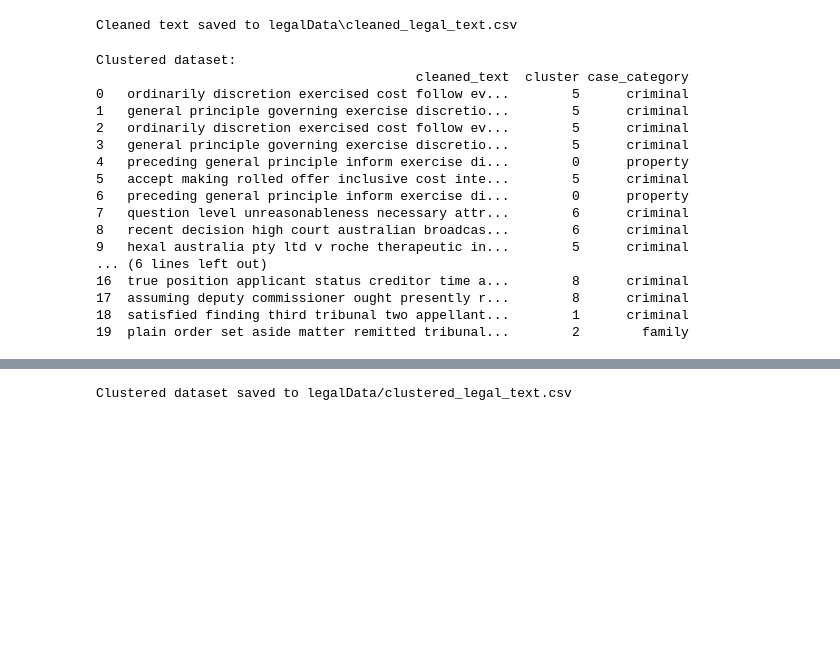
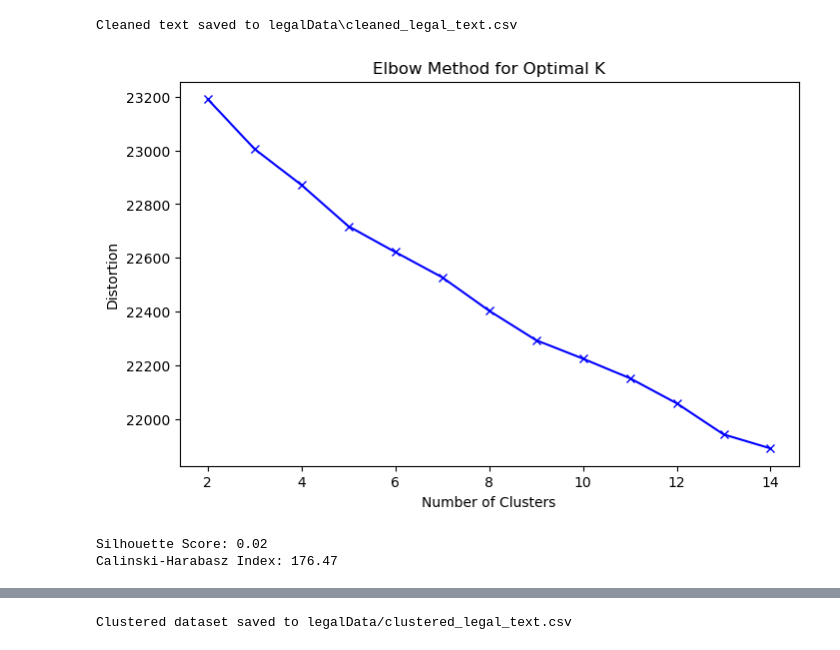
Before and after one commit to YoshiAligina/LegalTextClassification, a Jupyter notebook: FInalProj/main.ipynb, the cells around one changed output, grey strips where cells are left out. Cells and saved outputs as stored; diff of their text form; code cells hidden in the pictures; blank space fills up the shorter version.

```diff
--- a/FInalProj/main.ipynb
+++ b/FInalProj/main.ipynb
@@ -122,49 +249,44 @@ print(f"Cleaned text saved to {output_file}")
 # %% [output]
 Cleaned text saved to legalData\cleaned_legal_text.csv
 # %%
-# Perform TF-IDF vectorization
-tfidf = TfidfVectorizer(max_features=5000)
+# STF-IDF Vectorization with n-grams
+tfidf = TfidfVectorizer(max_features=5000, ngram_range=(1, 2))
 tfidf_matrix = tfidf.fit_transform(df['cleaned_text'])
 
-# Increase the number of clusters
-num_clusters = len(keywords) + 2  # Add 2 more clusters
-kmeans = KMeans(n_clusters=num_clusters, random_state=777)
+distortions = []
+K = range(2, 15)
+for k in K:
+    kmeans = KMeans(n_clusters=k, random_state=777)
+    kmeans.fit(tfidf_matrix)
+    distortions.append(kmeans.inertia_)
+
+plt.figure(figsize=(8, 5))
+plt.plot(K, distortions, 'bx-')
+plt.xlabel('Number of Clusters')
+plt.ylabel('Distortion')
+plt.title('Elbow Method for Optimal K')
+plt.show()
+
+# Perform Clustering with Optimal Number of Clusters
+optimal_clusters = 10
+kmeans = KMeans(n_clusters=optimal_clusters, random_state=777)
 df['cluster'] = kmeans.fit_predict(tfidf_matrix)
 
-# Map clusters to categories
+# Map Clusters to Categories
 cluster_to_category = {}
-for cluster in range(num_clusters):
+for cluster in range(optimal_clusters):
     cluster_docs = df[df['cluster'] == cluster]['cleaned_text']
     cluster_keywords = ' '.join(cluster_docs).split()
     category_counts = {category: sum(word in cluster_keywords for word in words) for category, words in keywords.items()}
     cluster_to_category[cluster] = max(category_counts, key=category_counts.get) if category_counts else 'other'
 
 df['case_category'] = df['cluster'].map(cluster_to_category)
-
-# Display results
-print("Clustered dataset:")
-print(df[['cleaned_text', 'cluster', 'case_category']].head(20))
 # %% [output]
-Clustered dataset:
-                                         cleaned_text  cluster case_category
-0   ordinarily discretion exercised cost follow ev...        5      criminal
-1   general principle governing exercise discretio...        5      criminal
-2   ordinarily discretion exercised cost follow ev...        5      criminal
-3   general principle governing exercise discretio...        5      criminal
-4   preceding general principle inform exercise di...        0      property
-5   accept making rolled offer inclusive cost inte...        5      criminal
-6   preceding general principle inform exercise di...        0      property
-7   question level unreasonableness necessary attr...        6      criminal
-8   recent decision high court australian broadcas...        6      criminal
-9   hexal australia pty ltd v roche therapeutic in...        5      criminal
-... (6 lines left out)
-16  true position applicant status creditor time a...        8      criminal
-17  assuming deputy commissioner ought presently r...        8      criminal
-18  satisfied finding third tribunal two appellant...        1      criminal
-19  plain order set aside matter remitted tribunal...        2        family
+[figure, added]
 # %%
-silhouette_avg = silhouette_score(tfidf_matrix, df['cluster'])
 calinski_harabasz = calinski_harabasz_score(tfidf_matrix.toarray(), df['cluster'])
-print(f"Silhouette Score: {silhouette_avg:.2f}")
 print(f"Calinski-Harabasz Index: {calinski_harabasz:.2f}")
+# %% [output]
+Silhouette Score: 0.02
+Calinski-Harabasz Index: 176.47
 # %%
```
Also changed, not shown: parts of 9 cells of this notebook.
